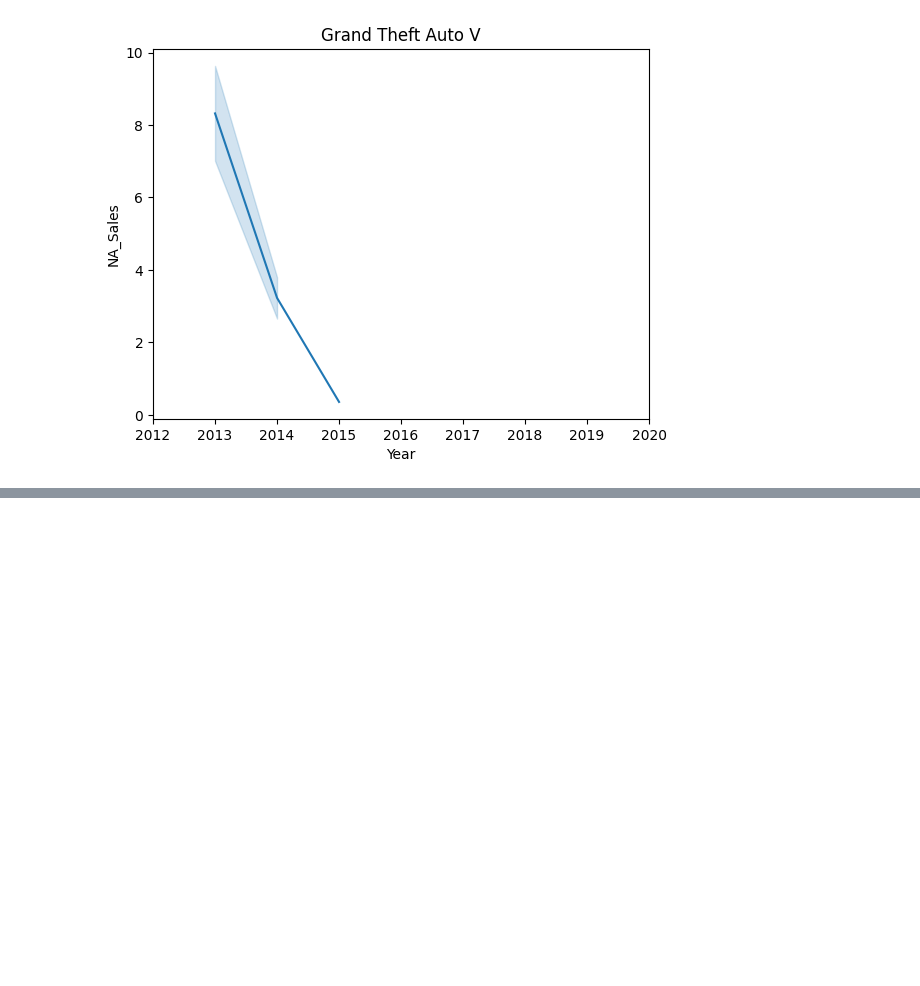
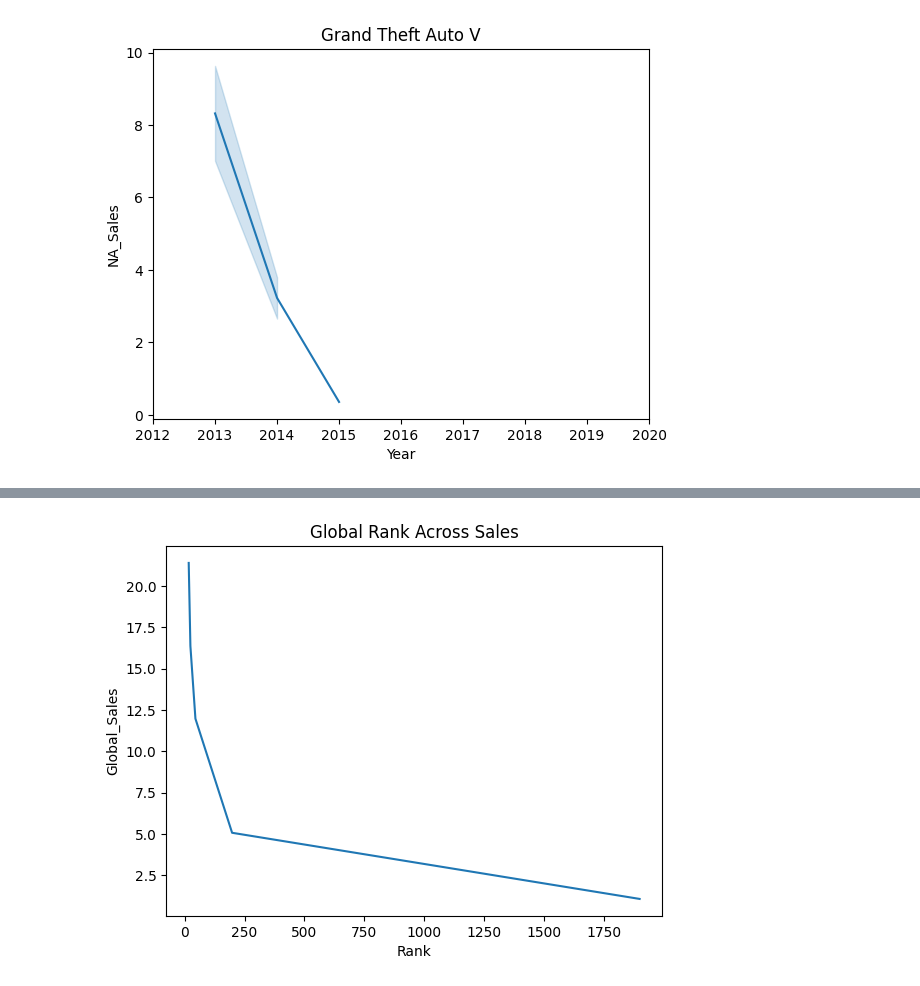
Before and after one commit to kushbharti/matlib_prac, a Jupyter notebook: Practices/base.ipynb, the cells around one changed output, grey strips where cells are left out. Saved outputs shown, nothing was run; the diff lists cells and outputs as text; code cells hidden in the pictures; blank space fills up the shorter version.

```diff
--- a/Practices/base.ipynb
+++ b/Practices/base.ipynb
@@ -113,0 +121,6 @@ sns.lineplot(data=b, x='Year', y='NA_Sales', label='Grand Theft Auto V')
+# %%
+sns.lineplot(data=b, y='Global_Sales', x='Rank')
+plt.title('Global Rank Across Sales')
+plt.show()
+# %% [output]
+[figure, added]
```
Also changed, not shown: parts of 9 cells of this notebook.
